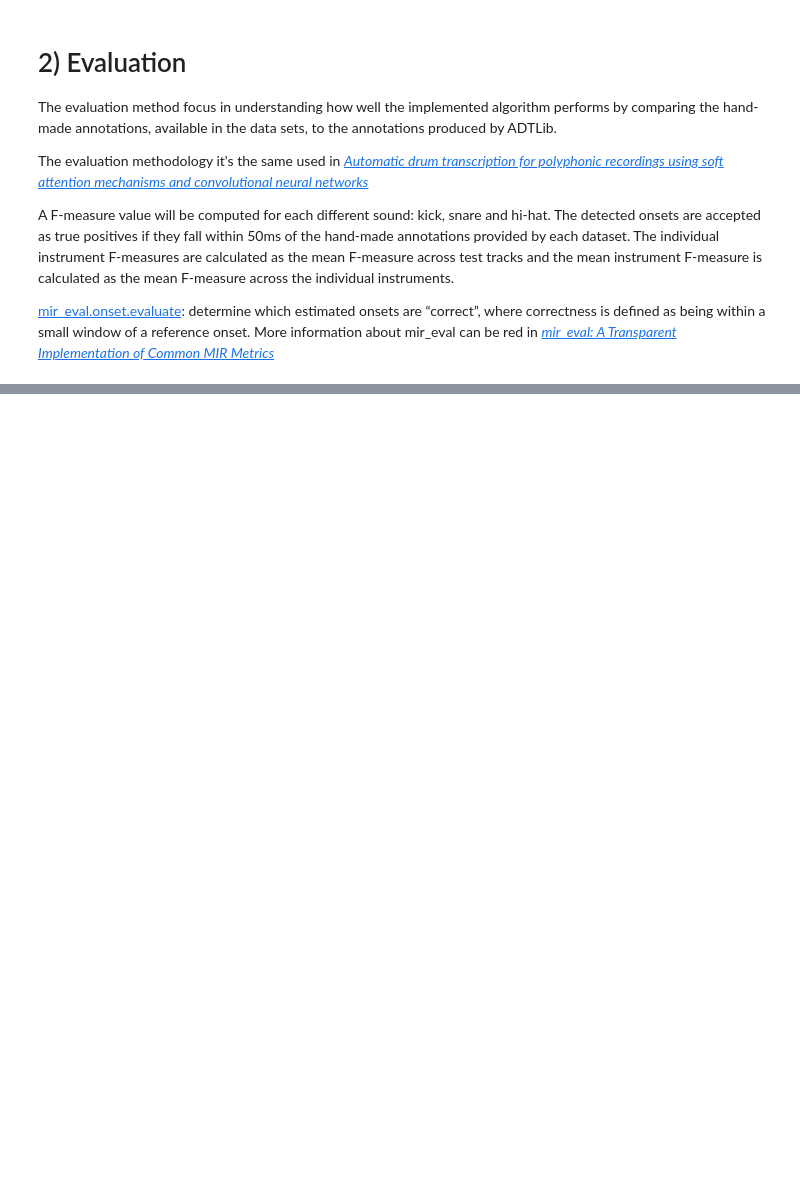
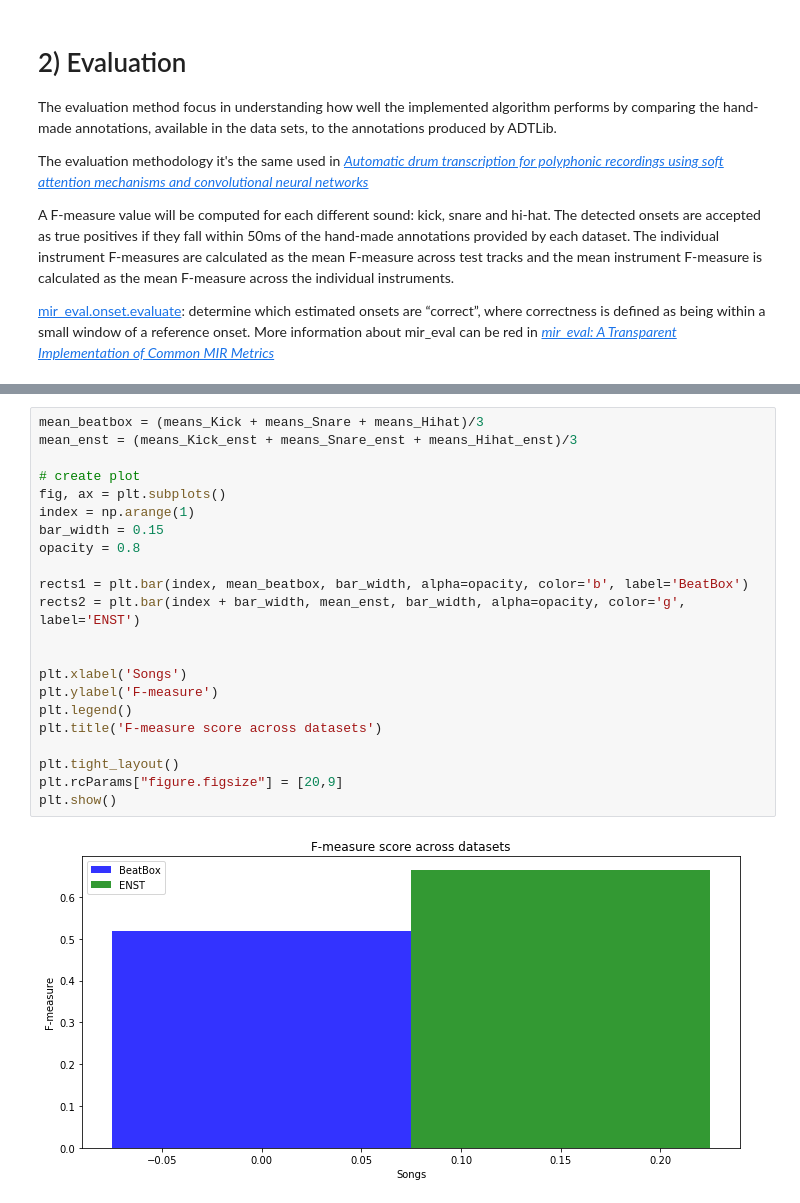
Before and after one commit to PedroMCRicardo/MIR, a Jupyter notebook: AutomaticDrumTranscription.ipynb, the cells around one changed output, grey strips where cells are left out. Cells and saved outputs as stored; diff of their text form; blank space fills up the shorter version.

```diff
--- a/AutomaticDrumTranscription.ipynb
+++ b/AutomaticDrumTranscription.ipynb
@@ -359,0 +416,24 @@ plt.show()
+# %%
+mean_beatbox = (means_Kick + means_Snare + means_Hihat)/3
+mean_enst = (means_Kick_enst + means_Snare_enst + means_Hihat_enst)/3
+
+# create plot
+fig, ax = plt.subplots()
+index = np.arange(1)
+bar_width = 0.15
+opacity = 0.8
+
+rects1 = plt.bar(index, mean_beatbox, bar_width, alpha=opacity, color='b', label='BeatBox')
+rects2 = plt.bar(index + bar_width, mean_enst, bar_width, alpha=opacity, color='g', label='ENST')
+
+
+plt.xlabel('Songs')
+plt.ylabel('F-measure')
+plt.legend()
+plt.title('F-measure score across datasets')
+
+plt.tight_layout()
+plt.rcParams["figure.figsize"] = [20,9]
+plt.show()
+# %% [output]
+[figure, added]
```
Also changed, not shown: parts of 16 cells of this notebook.
